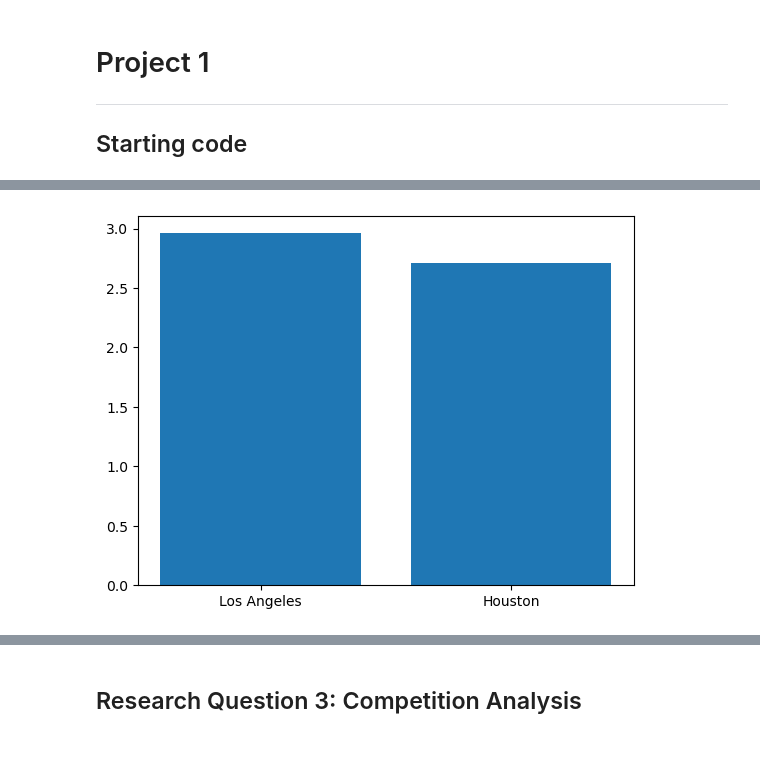
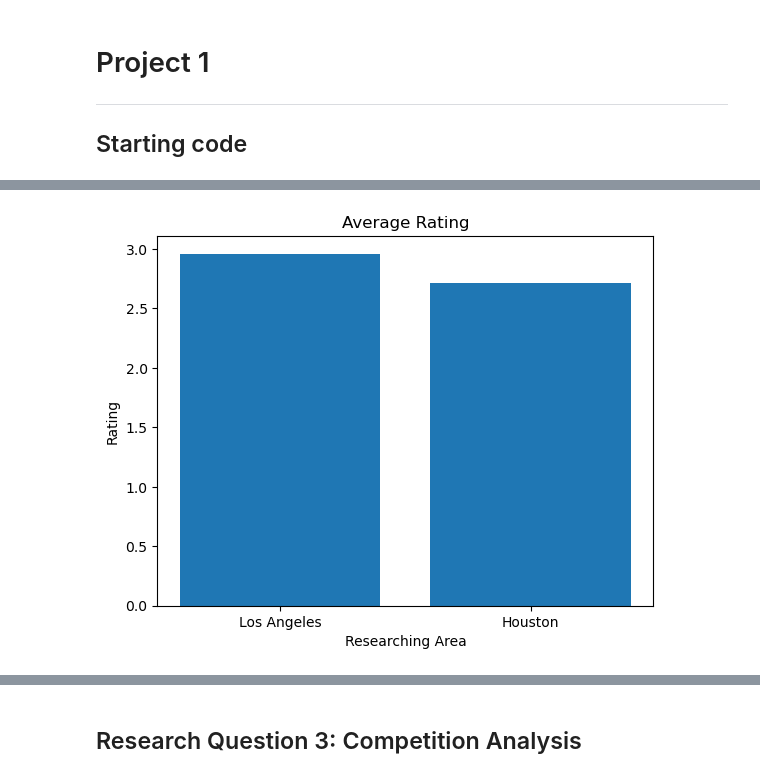
Before and after one commit to tonygana/project1, a Jupyter notebook: Group_Project_1.ipynb, the cells around one changed output, grey strips where cells are left out. Cells and saved outputs as stored; diff of their text form; code cells hidden in the pictures; blank space fills up the shorter version.

```diff
--- a/Group_Project_1.ipynb
+++ b/Group_Project_1.ipynb
@@ -22,4 +22,5 @@ from API_keys import google_key
 # %%
+# Prepare Chick-Fil-A data for LA and Houston from Yelp API
 location = ['Los Angeles','Houston']
 business = 'chick-fil-a'
 num_results = 50
@@ -30,6 +31,8 @@ ID = []
 rating = []
 review_count = []
 area = []
+lat = []
+lon = []
 
 for city in location:
     url = f"https://api.yelp.com/v3/businesses/search?location={city}&term={business}&offset=0&radius=40000&sort_by=best_match&limit={num_results}"
@@ -45,18 +48,10 @@ for city in location:
         rating.append(response['businesses'][i]['rating'])
         review_count.append(response['businesses'][i]['review_count'])
         ID.append(response['businesses'][i]['id'])
+        lat.append(response['businesses'][i]['coordinates']['latitude'])
+        lon.append(response['businesses'][i]['coordinates']['longitude'])
         area.append(city)
 
-# params = {
-#     'term': 'Chick-fil-A',
-#     'location': 'CA',
-#     'sort_by':'best_match',
-#     'limit':50,
-#     'offset':0
-# }
-# response = requests.get(url, headers=headers, params=params).json()
-
-#response = requests.get(url, headers=headers).json()
 print(json.dumps(response, indent=4, sort_keys=True))
 # %% [output]
 {
@@ -77,12 +72,20 @@ print(json.dumps(response, indent=4, sort_keys=True))
     "total": 3100
 }
 # %%
+#Create Dataframe
+'''df_yelp = pd.DataFrame({"name": name,
+                        "Alias": alias,
+                        "ID": ID,
+                        "Rating": rating,
+                        "review_count": review_count,
+                       "Area":area})'''
 df_yelp = pd.DataFrame({"name": name,
                         "Alias": alias,
                         "ID": ID,
                         "Rating": rating,
                         "review_count": review_count,
-                       "Area":area})
-
+                       "Area":area,
+                       "Lat":lat,
+                       "Lon":lon})
 df_yelp
 # %% [output]
@@ -111,8 +137,15 @@ plt.show()
 # %%
+# plot average rating for both area
+
 Avg1 =df_yelp.loc[df_yelp['Area']==location[0]]['Rating'].mean()
 Avg2 =df_yelp.loc[df_yelp['Area']==location[1]]['Rating'].mean()
 avg = [Avg1, Avg2]
 plt.bar(location,avg)
+plt.title("Average Rating")
+plt.xlabel("Researching Area")
+plt.ylabel("Rating")
+# output the file as picture
+plt.savefig("Output/1_Geographical_Analysis_ratingAvg.png")
 plt.show()
 # %% [output]
-[figure, old version]
+[figure, new version]
```
Also changed, not shown: parts of 34 cells of this notebook, 11 other files.
